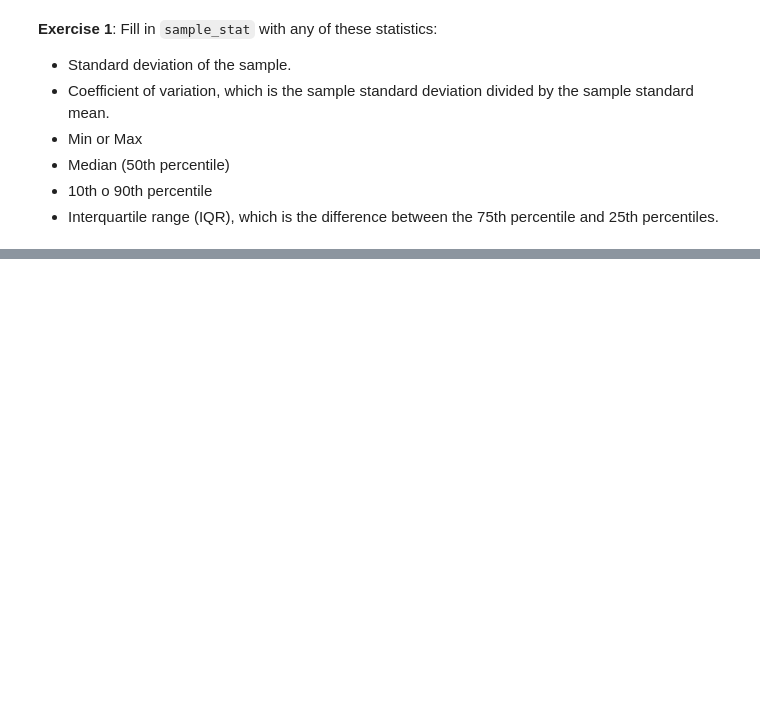
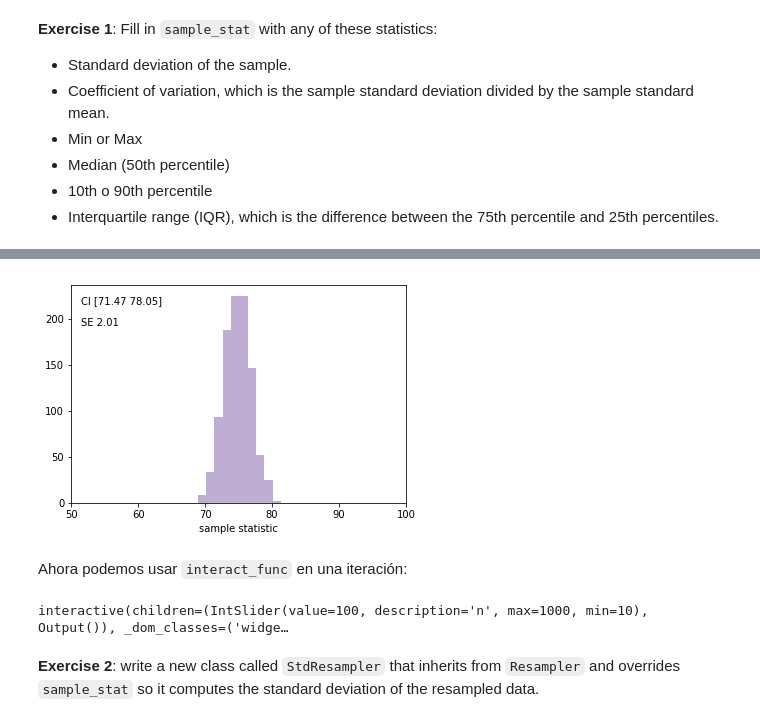
Before and after one commit to PablodelaCuesta/Statistics, a Jupyter notebook: 4_0_Inference_for_numerical_data/inference_with_Allan_downey.ipynb, the cells around one changed output, grey strips where cells are left out. Saved outputs shown, nothing was run; the diff lists cells and outputs as text; code cells hidden in the pictures; blank space fills up the shorter version.

```diff
--- a/4_0_Inference_for_numerical_data/inference_with_Allan_downey.ipynb
+++ b/4_0_Inference_for_numerical_data/inference_with_Allan_downey.ipynb
@@ -421,0 +444,9 @@ Este *framework* se puede aplicar a cualquier otro estadístico que queramos tra
+# %%
+# Compute min or max
+def sample_stat(sample):
+    return sample.min()
+
+samples_min = compute_sampling_distribution()
+
+print("Desviación estándar: " + str(samples_min.std()))
+print("Media: " + str(samples_min.mean()))
@@ -421,0 +463,9 @@ Este *framework* se puede aplicar a cualquier otro estadístico que queramos tra
+# %%
+# Compute mediam
+def sample_stat(sample):
+    return numpy.median(sample)
+
+samples_median = compute_sampling_distribution()
+
+print("Desviación estándar: " + str(samples_median.std()))
+print("Media: " + str(samples_median.mean()))
@@ -421,0 +482,8 @@ Este *framework* se puede aplicar a cualquier otro estadístico que queramos tra
+# %%
+# Compute 10th or 90th percentile
+def sample_stat(sample):
+    return numpy.percentile(sample, q=75) - numpy.percentile(sample, q=25)
+samples_percentiles = compute_sampling_distribution()
+
+print("Desviación estándar: " + str(samples_percentiles.std()))
+print("Media: " + str(samples_percentiles.mean()))
@@ -421,0 +552,19 @@ Este *framework* se puede aplicar a cualquier otro estadístico que queramos tra
+# %%
+def interact_func(n, xlim):
+    sample = weight.rvs(n)
+    resampler = Resampler(sample, xlim=xlim)
+    resampler.plot_sampling_distribution()
+# %%
+interact_func(n=100, xlim=[50, 100])
+# %% [output]
+[figure, added]
+# %% [markdown]
+Ahora podemos usar `interact_func` en una iteración:
+# %%
+slider = widgets.IntSlider(min=10, max=1000, value=100)
+interact(interact_func, n=slider, xlim=fixed([50, 100]))
+None
+# %% [output]
+interactive(children=(IntSlider(value=100, description='n', max=1000, min=10), Output()), _dom_classes=('widge…
+# %% [markdown]
+**Exercise 2**: write a new class called `StdResampler` that inherits from `Resampler` and overrides `sample_stat` so it computes the standard deviation of the resampled data.
```
Also changed, not shown: parts of 18 cells of this notebook, 2 other files.
